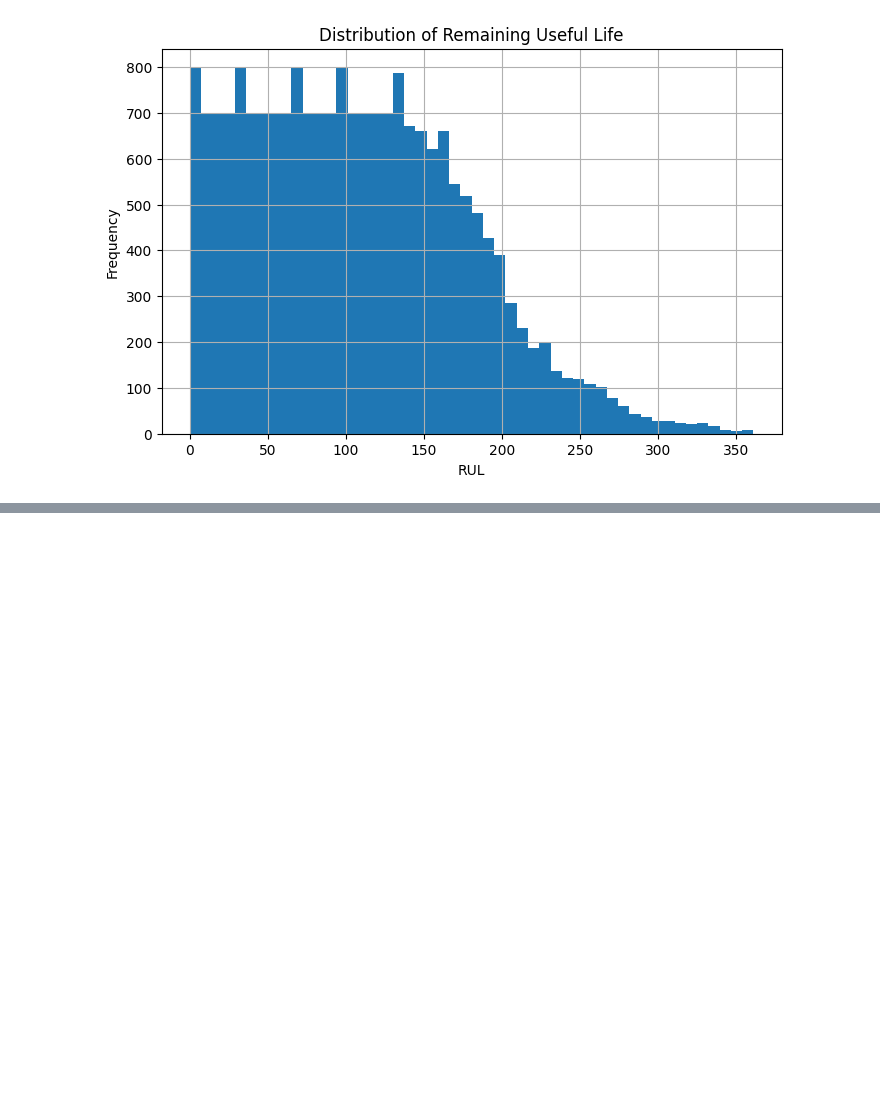
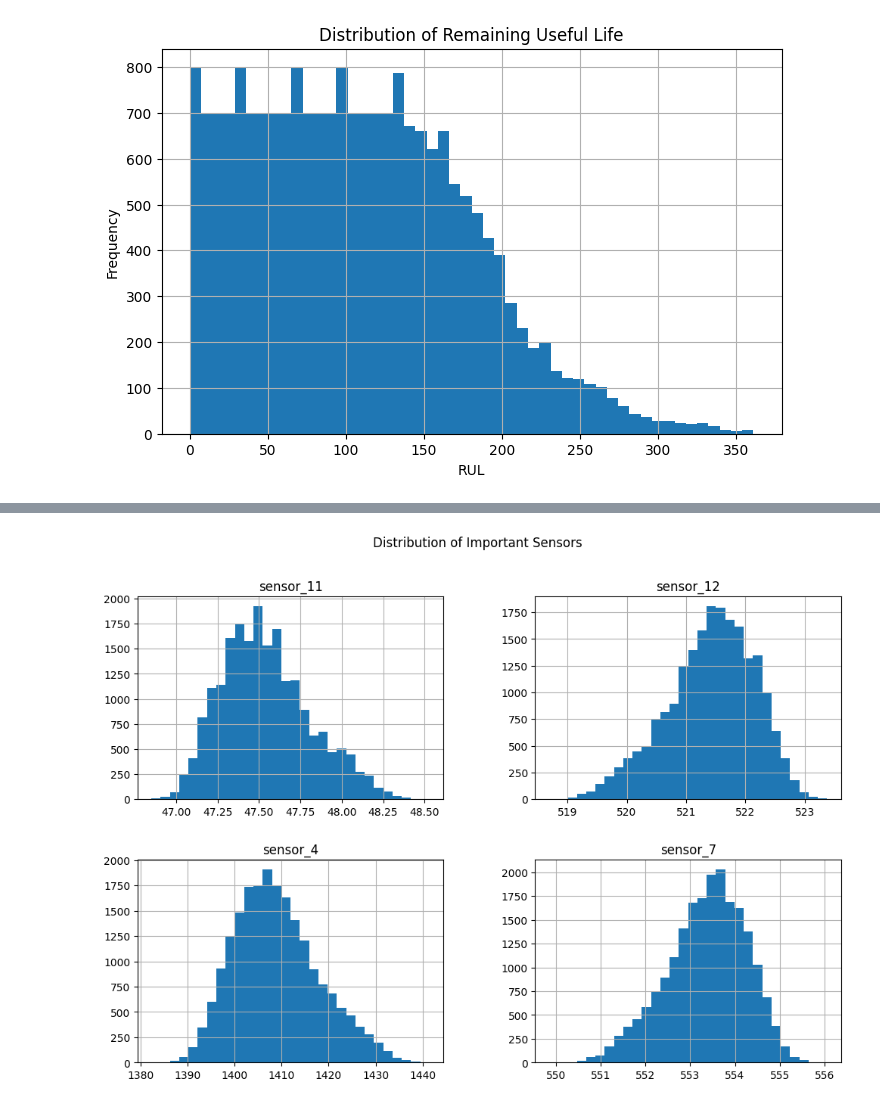
Before and after one commit to Sanil-JR/Predictive-Maintenance-System, a Jupyter notebook: notebooks/Predictive_Maintenance.ipynb, the cells around one changed output, grey strips where cells are left out. Saved outputs shown, nothing was run; the diff lists cells and outputs as text; code cells hidden in the pictures; blank space fills up the shorter version.

```diff
--- a/notebooks/Predictive_Maintenance.ipynb
+++ b/notebooks/Predictive_Maintenance.ipynb
@@ -141,0 +242,18 @@ plt.show()
+# %%
+important_sensors = [
+    'sensor_11',
+    'sensor_12',
+    'sensor_4',
+    'sensor_7'
+]
+
+df[important_sensors].hist(
+    figsize=(12,8),
+    bins=30
+)
+
+plt.suptitle("Distribution of Important Sensors")
+
+plt.show()
+# %% [output]
+[figure, added]
```
Also changed, not shown: parts of 17 cells of this notebook.
